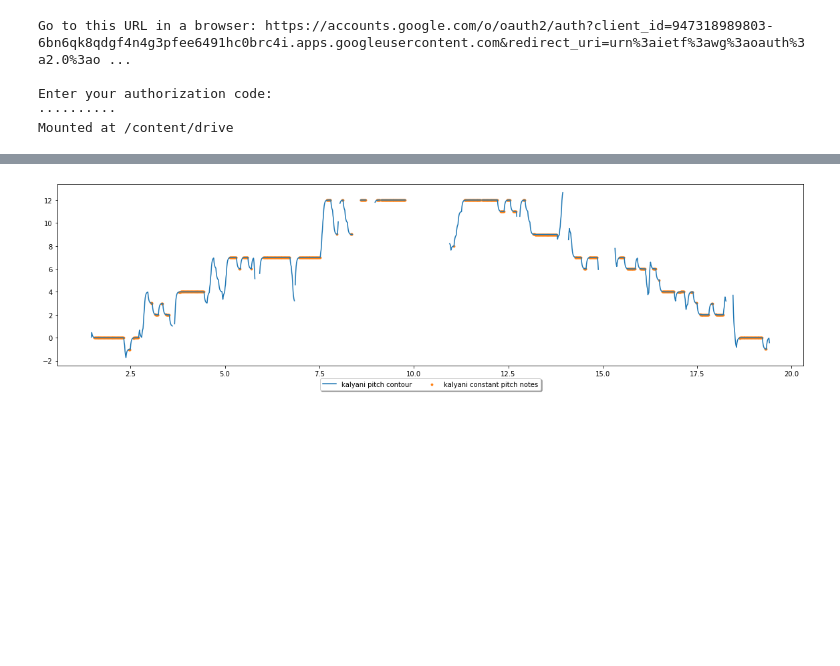
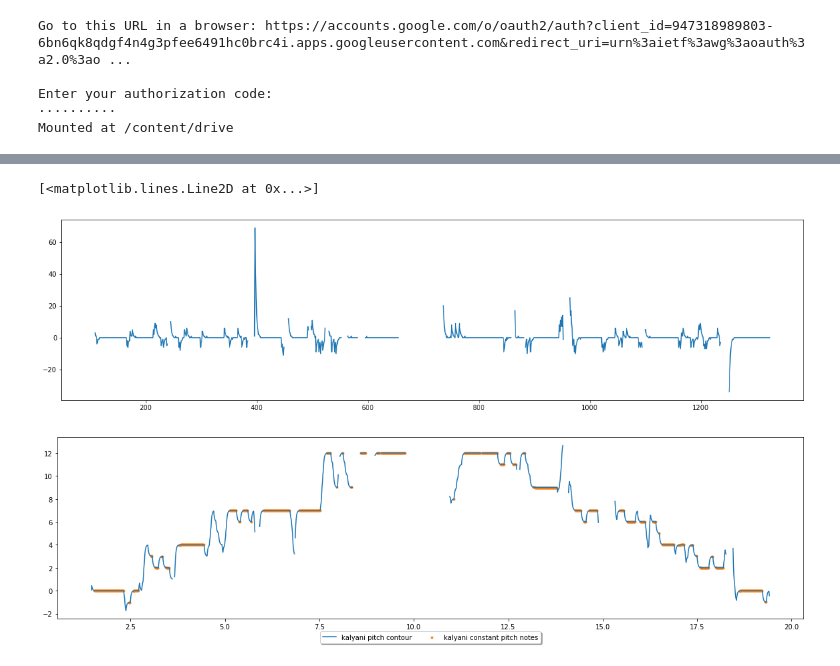
Before and after one commit to Kodhandarama/Audio_Analysis, a Jupyter notebook: pitch_contour.ipynb, the cells around one changed output, grey strips where cells are left out. Cells and saved outputs as stored; diff of their text form; code cells hidden in the pictures; blank space fills up the shorter version.

```diff
--- a/pitch_contour.ipynb
+++ b/pitch_contour.ipynb
@@ -118,3 +136,8 @@ plt.show()
+# %%
+plt.plot(np.diff(shankarabarana.pitch))
+# %% [output]
+[<matplotlib.lines.Line2D at 0x...>]
+[figure, added]
 # %%
 kalyani_0 = Audio('/content/drive/My Drive/Projects/AA/Music dataset/Kalyani/Raga_Kalyani_0.wav')
 # %%
```
Also changed, not shown: parts of 5 cells of this notebook.
